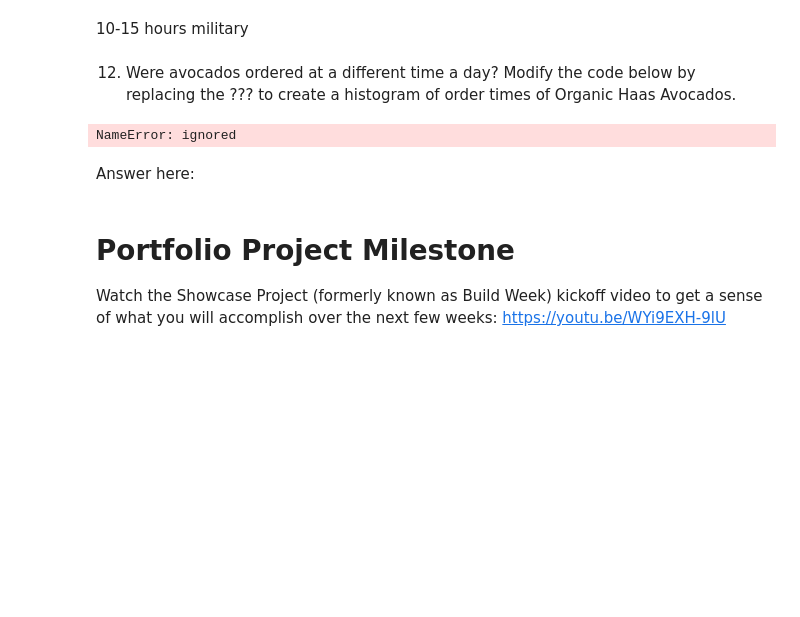
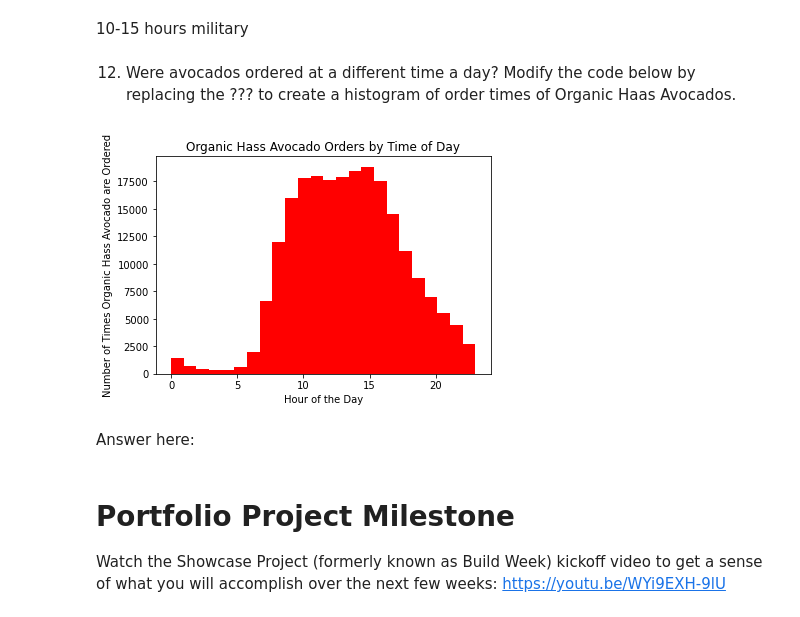
Before and after one commit to Samuel-Egbert31415/DS-Unit-1-Sprint-1-Data-Wrangling-and-Storytelling, a Jupyter notebook: module3-join-and-reshape-data/LS_DS_113_Join_and_Reshape_Data_Assignment.ipynb, the cells around one changed output. Drawn from its saved outputs; the diff is of its cells as text; code cells hidden in the pictures; blank space fills up the shorter version.

```diff
--- a/module3-join-and-reshape-data/LS_DS_113_Join_and_Reshape_Data_Assignment.ipynb
+++ b/module3-join-and-reshape-data/LS_DS_113_Join_and_Reshape_Data_Assignment.ipynb
@@ -288,8 +288,8 @@ orders.head(5)
 # %% [markdown]
 8) Merge the orders dataset and the product_orders dataset so we can see the time each order of each of the top 10 products was placed.
 # %%
-orders2 = pd.merge(orders, product_orders)
-orders2
+order_times = pd.merge(orders, product_orders)
+order_times
 # %% [output]
 |  | order_id | user_id | eval_set | order_number | order_dow | order_hour_of_day | days_since_prior_order | ... |
 | 0 | 2398795 | 1 | prior | 2 | 3 | 7 | 15.0 | ... |
@@ -347,20 +347,20 @@ plt.show()
 # %%
 #Calculate mean order times by product
 
-Haas_avocado = order_times.loc[order_times['product_name'] == '????????']
+Haas_avocado = order_times.loc[order_times['product_name'] == 'Organic Hass Avocado']
 
 
 import matplotlib.pyplot as plt
 
 plt.hist(Haas_avocado['order_hour_of_day'],bins=24, color='red')
 
 plt.xlabel('Hour of the Day')
-plt.ylabel('Number of Times ?????????? are Ordered')
-plt.title('???????????? Orders by Time of Day')
+plt.ylabel('Number of Times Organic Hass Avocado are Ordered')
+plt.title('Organic Hass Avocado Orders by Time of Day')
 
 plt.show()
 # %% [output]
-NameError: ignored
+[figure, added]
 # %% [markdown]
 Answer here:
 # %% [markdown]
```
Also changed, not shown: parts of 1 cell of this notebook.
